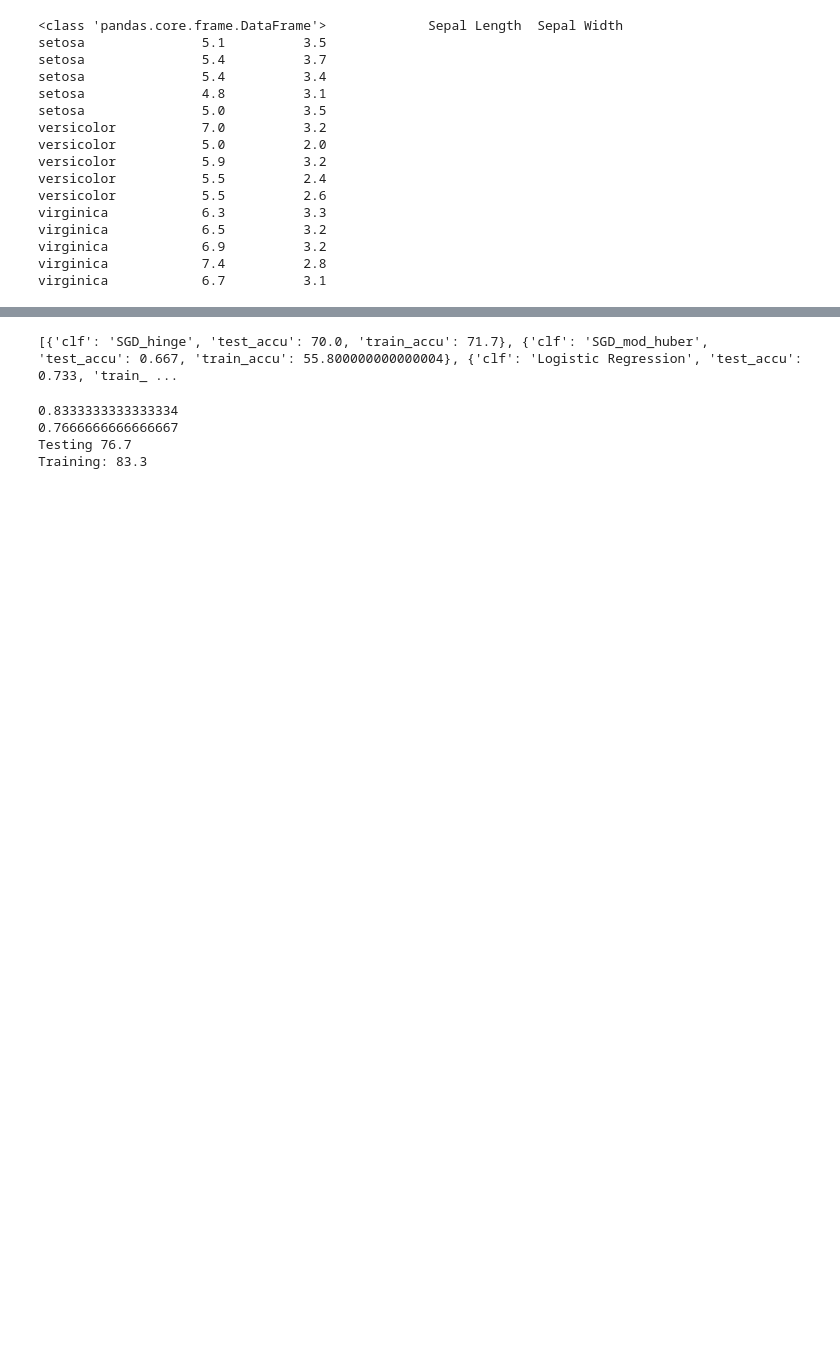
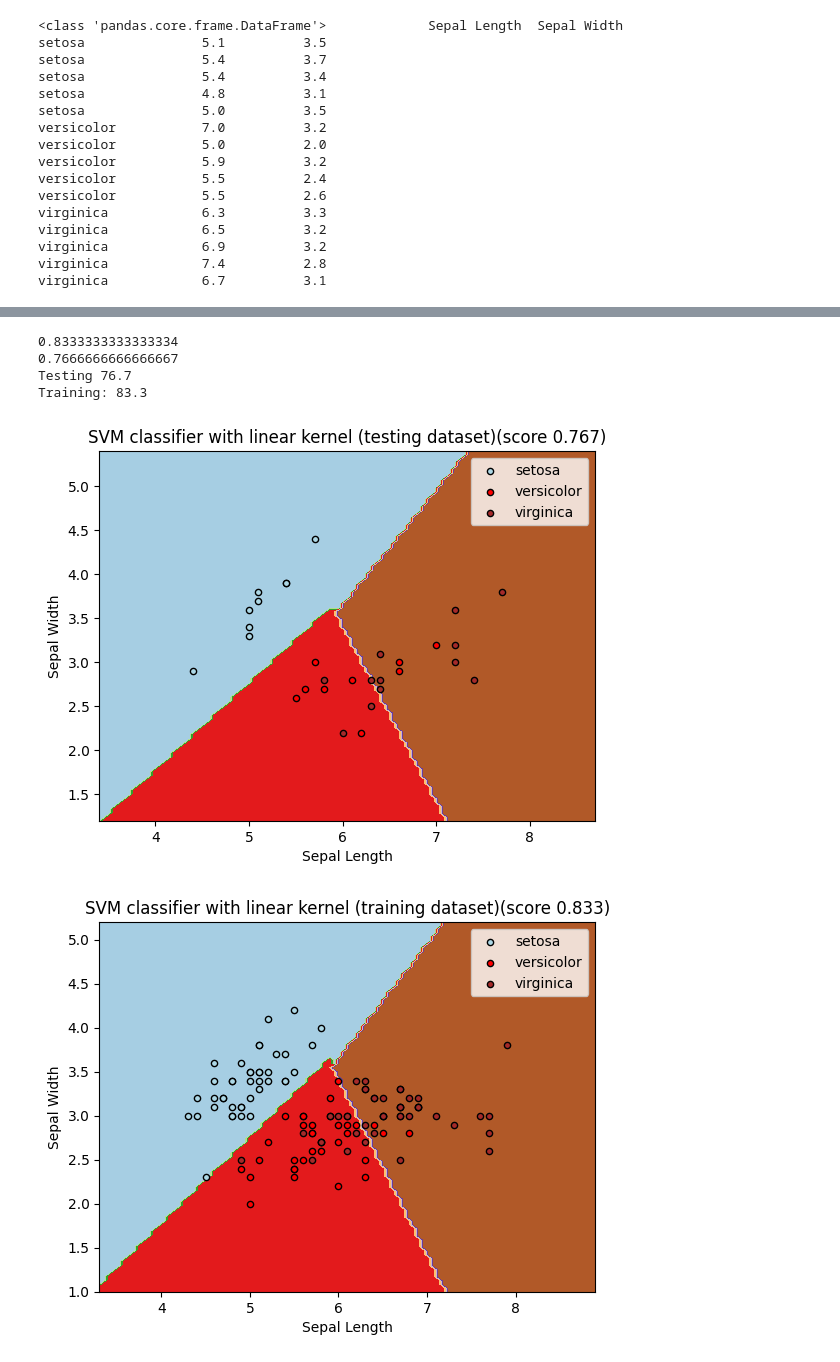
Before and after one commit to BVasquez07/Intro_to_ML_assignments, a Jupyter notebook: Vasquez_Brandon_AS03.ipynb, the cells around one changed output, grey strips where cells are left out. Saved outputs shown, nothing was run; the diff lists cells and outputs as text; code cells hidden in the pictures; blank space fills up the shorter version.

```diff
--- a/Vasquez_Brandon_AS03.ipynb
+++ b/Vasquez_Brandon_AS03.ipynb
@@ -175,21 +224,22 @@ Training: 82.5
-# %%
-print(compiled_accurracies)
-# %% [output]
-[{'clf': 'SGD_hinge', 'test_accu': 70.0, 'train_accu': 71.7}, {'clf': 'SGD_mod_huber', 'test_accu': 0.667, 'train_accu': 55.800000000000004}, {'clf': 'Logistic Regression', 'test_accu': 0.733, 'train_ ...
 # %%
 SVM_linker_clf = SVC(kernel='linear')
 SVM_linker_clf = SVM_linker_clf.fit(X_train, y_train)
 
 print(accuracy_score(y_train, SVM_linker_clf.predict(X_train)))
 print(accuracy_score(y_test, SVM_linker_clf.predict(X_test)))
 print(f'Testing {round(SVM_linker_clf.score(X_test, y_test), 3) * 100}\nTraining: {round(SVM_linker_clf.score(X_train, y_train), 3) * 100}')
 
-addScore('SVM_linker_clf', round(SVM_linker_clf.score(X_test, y_test), 3), round(SVM_linker_clf.score(X_train, y_train), 3) * 100)
+addScore('SVM_linker_clf', round(SVM_linker_clf.score(X_test, y_test), 3)* 100, round(SVM_linker_clf.score(X_train, y_train), 3) * 100)
+
+fit_and_plot_2d(SVM_linker_clf, X_test, y_test, xlabel='Sepal Length', ylabel='Sepal Width', title='SVM classifier with linear kernel (testing dataset)') #plot with the decisionboundary class
+fit_and_plot_2d(SVM_linker_clf, X_train, y_train, xlabel='Sepal Length', ylabel='Sepal Width', title='SVM classifier with linear kernel (training dataset)')
 # %% [output]
 0.8333333333333334
 0.7666666666666667
 Testing 76.7
 Training: 83.3
+[figure, added]
+[figure, added]
 # %%
 SVM_rbfker= SVC(kernel='rbf', gamma='auto') #gamma of auto allows it to use a 1 / n_features
 SVM_rbfker = SVM_rbfker.fit(X_train, y_train)
```
Also changed, not shown: parts of 20 cells of this notebook, 1 other file.
